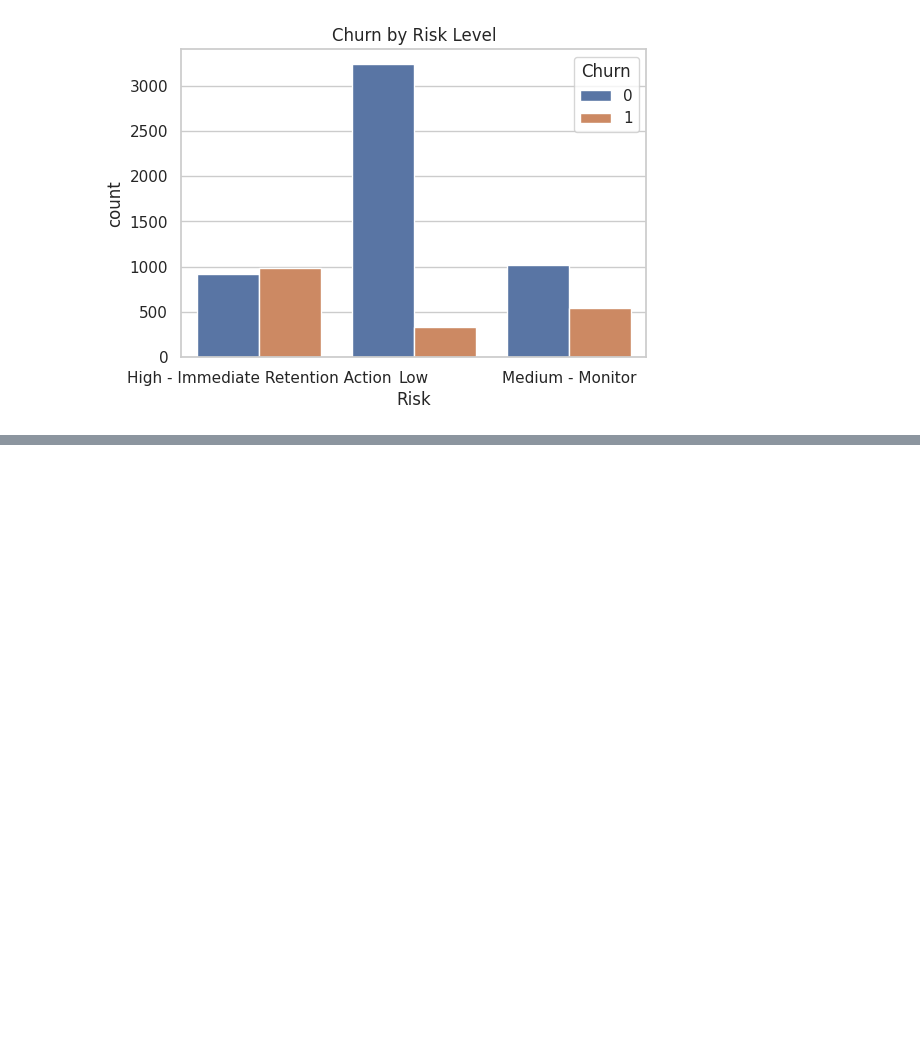
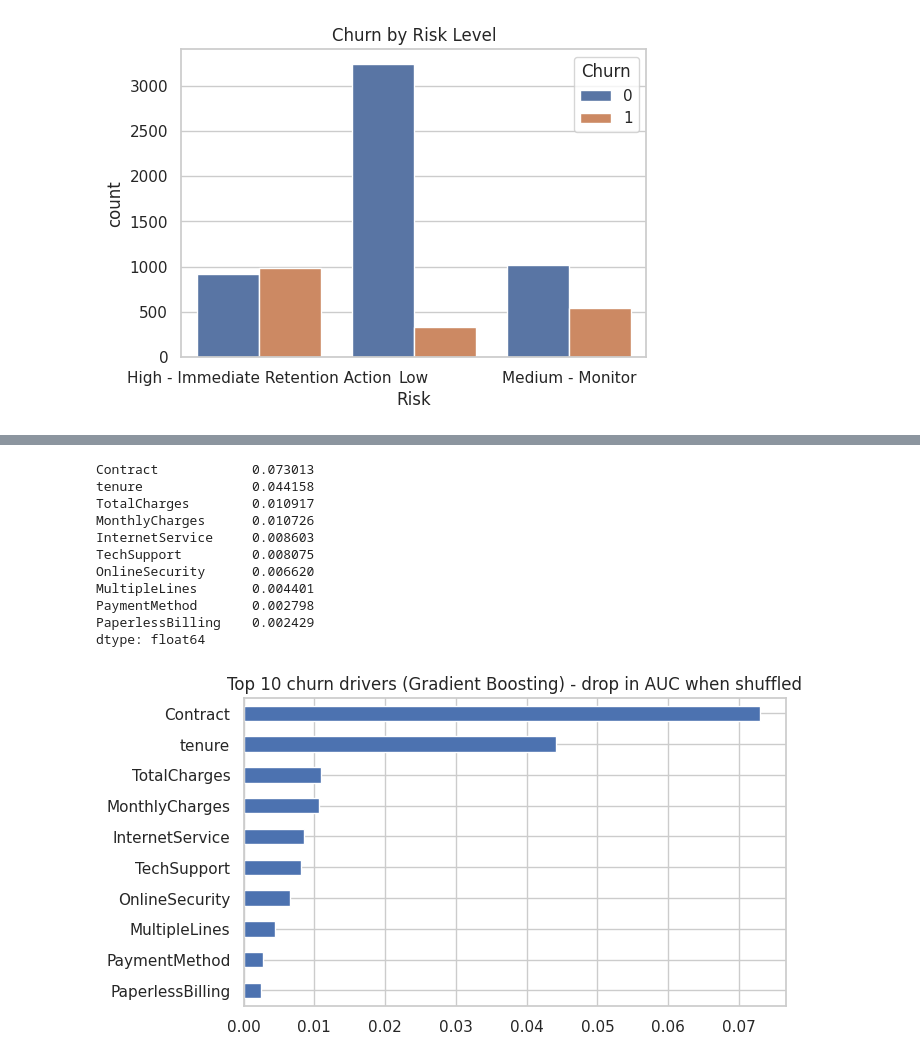
Before and after one commit to rosemaria96/Telecom-Customer-Churn-Analysis-with-Risk-Based-Decision-Support, a Jupyter notebook: Telecom_Customer_Churn_Analysis_with_Risk_Based_Decision_Support.ipynb, the cells around one changed output, grey strips where cells are left out. Cells and saved outputs as stored; diff of their text form; code cells hidden in the pictures; blank space fills up the shorter version.

```diff
--- a/Telecom_Customer_Churn_Analysis_with_Risk_Based_Decision_Support.ipynb
+++ b/Telecom_Customer_Churn_Analysis_with_Risk_Based_Decision_Support.ipynb
@@ -126,7 +126,7 @@ Numeric Columns: ['tenure', 'MonthlyCharges', 'TotalCharges']
 # %%
 # Module 4: Feature Engineering
 # Example: Tenure Bucket
-df['tenure_bucket'] = pd.cut(df['tenure'], bins=[0,12,24,48,60,72],
+df['tenure_bucket'] = pd.cut(df['tenure'], bins=[-1,12,24,48,60,72],
                              labels=['0-12','12-24','24-48','48-60','60-72'])
 
 # Example: High Monthly Charges Flag
@@ -187,0 +301,26 @@ df.to_csv("Tele_Customer_Churn_Cleaned.csv", index=False)
+# %%
+# Module 9: What drives churn? (Permutation importance on raw features)
+from sklearn.inspection import permutation_importance
+
+imp = permutation_importance(best_pipe, X_test, y_test, scoring='roc_auc',
+                             n_repeats=10, random_state=42, n_jobs=-1)
+importance = (pd.Series(imp.importances_mean, index=X_test.columns)
+                .sort_values(ascending=False).head(10))
+print(importance)
+
+importance.sort_values().plot(kind='barh', figsize=(7,4))
+plt.title(f'Top 10 churn drivers ({best_name}) - drop in AUC when shuffled')
+plt.show()
+# %% [output]
+Contract            0.073013
+tenure              0.044158
+TotalCharges        0.010917
+MonthlyCharges      0.010726
+InternetService     0.008603
+TechSupport         0.008075
+OnlineSecurity      0.006620
+MultipleLines       0.004401
+PaymentMethod       0.002798
+PaperlessBilling    0.002429
+dtype: float64
+[figure, added]
```
Also changed, not shown: parts of 5 cells of this notebook.
